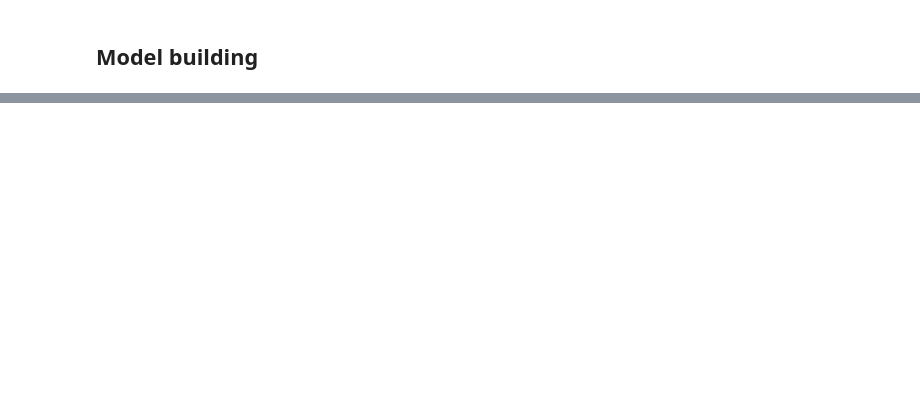
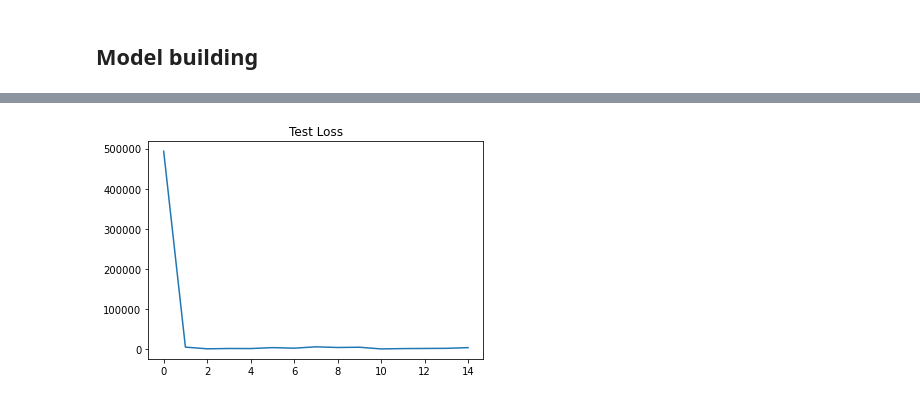
Before and after one commit to YLSphere/stock-price-analysis, a Jupyter notebook: Stock analysis.ipynb, the cells around one changed output, grey strips where cells are left out. Cells and saved outputs as stored; diff of their text form; code cells hidden in the pictures; blank space fills up the shorter version.

```diff
--- a/Stock analysis.ipynb
+++ b/Stock analysis.ipynb
@@ -193,0 +277,18 @@ class LSTM(nn.Module):
+# %%
+testLosses = []
+
+for n in tqdm(range(batch_size, testX.shape[0], batch_size)):
+    inp = testX[n-batch_size:n, :, :].to(torch.float32)
+    out = testY[n-batch_size:n, :, :].to(torch.float32)
+
+    output = lstm(inp)
+
+    loss = lossFunction(output, out)
+    testLosses.append(loss)
+# %%
+testLosses = [int(x) for x in testLosses]
+plt.plot(range(len(testLosses)), testLosses)
+plt.title('Test Loss')
+plt.show()
+# %% [output]
+[figure, added]
```
Also changed, not shown: parts of 23 cells of this notebook.
